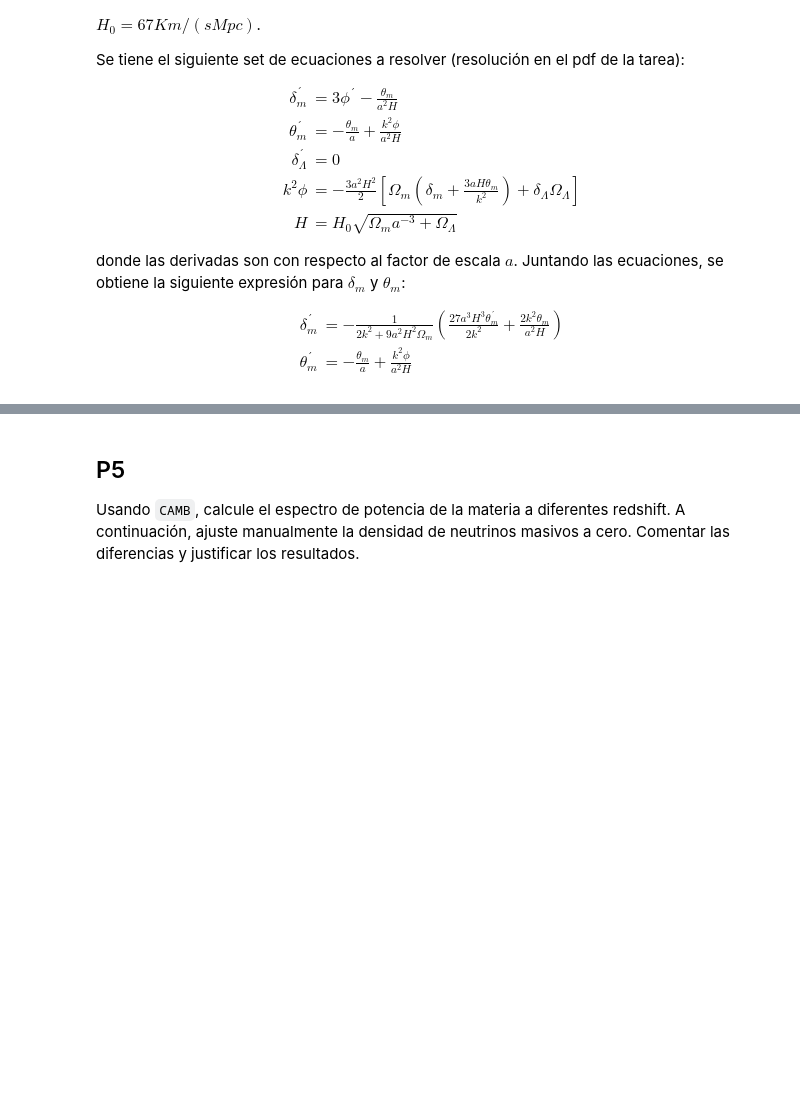
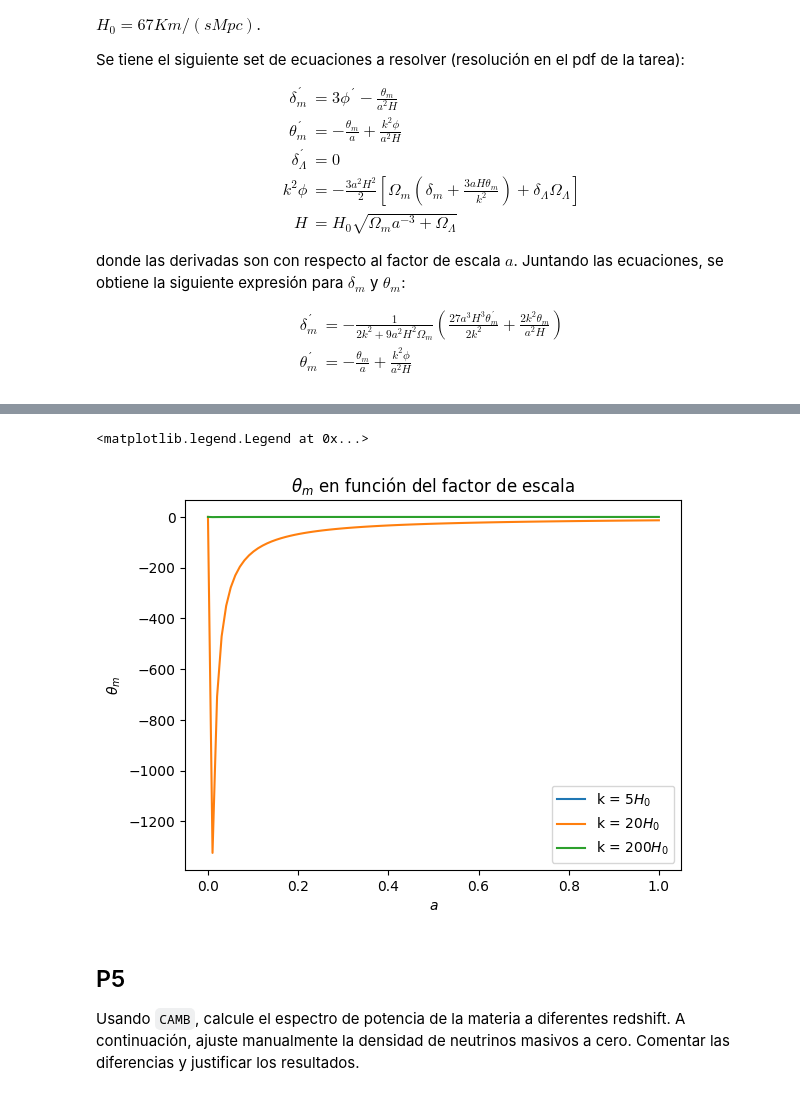
Before and after one commit to matias-z-s/tareasCosmo, a Jupyter notebook: Tarea 2/P4-P5-P6.ipynb, the cells around one changed output, grey strips where cells are left out. Cells and saved outputs as stored; diff of their text form; code cells hidden in the pictures; blank space fills up the shorter version.

```diff
--- a/Tarea 2/P4-P5-P6.ipynb
+++ b/Tarea 2/P4-P5-P6.ipynb
@@ -85,3 +102,15 @@ plt.legend()
+# %%
+#plt.plot(k1.t, k1.y[0], label = r'k = $H_0$')
+plt.plot(k5.t, k5.y[1], label = r'k = 5$H_0$')
+plt.plot(k20.t, k20.y[1], label = r'k = 20$H_0$') # tiene valores negativos y no plotea en plot
+plt.plot(k200.t, k200.y[1], label = r'k = 200$H_0$')
+plt.title(r'$\theta_m$ en función del factor de escala' )
+plt.xlabel(r'$a$')
+plt.ylabel(r'$\theta_m$')
+plt.legend()
+# %% [output]
+<matplotlib.legend.Legend at 0x...>
+[figure, added]
 # %% [markdown]
 ## P5
 
```
Also changed, not shown: parts of 2 cells of this notebook.
